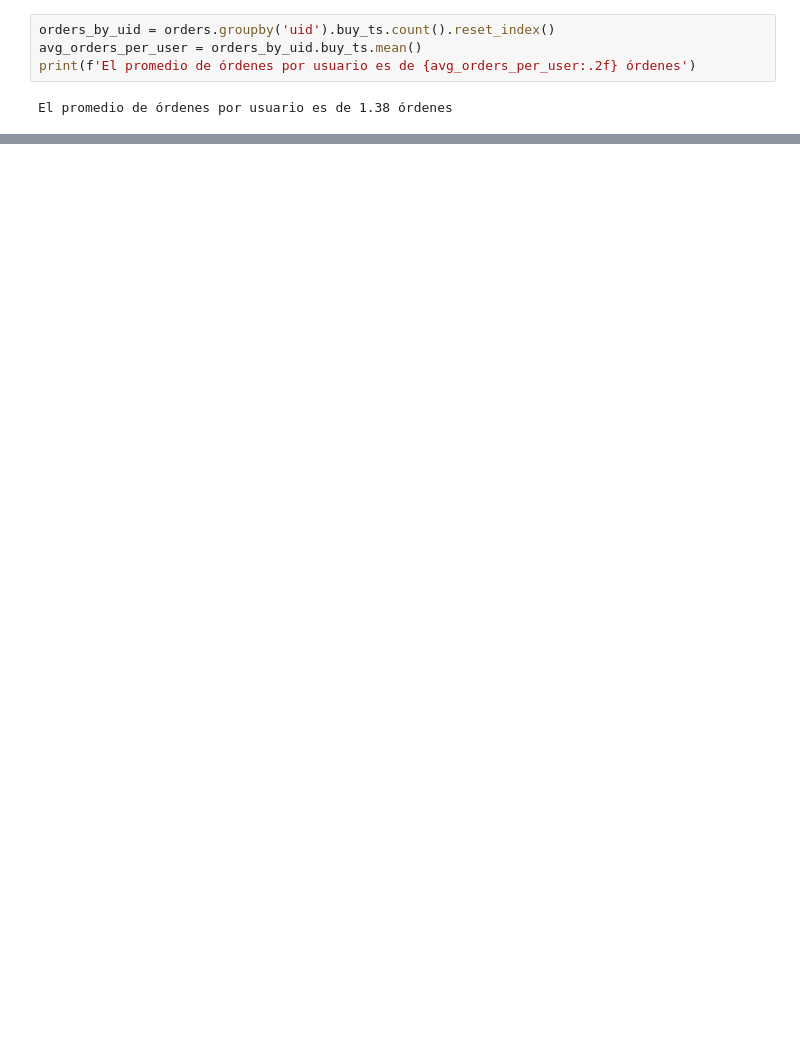
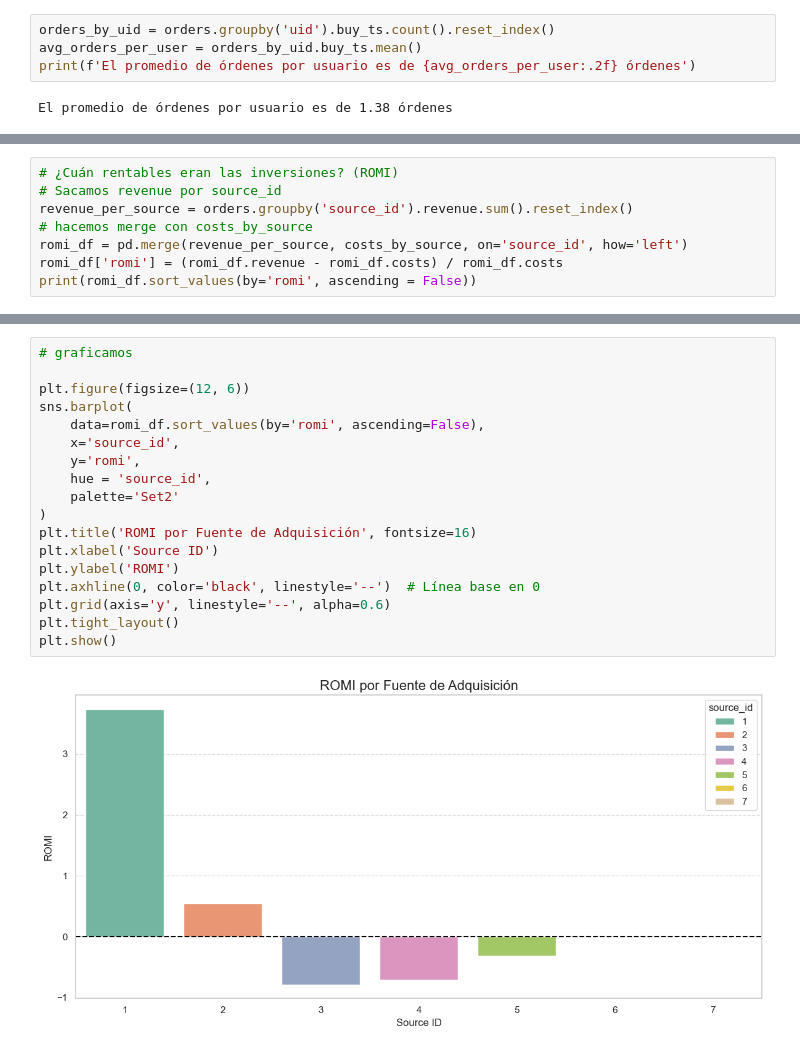
Before and after one commit to latostadorano/tt_s09_showz_tickets, a Jupyter notebook: s_09.ipynb, the cells around one changed output, grey strips where cells are left out. Saved outputs shown, nothing was run; the diff lists cells and outputs as text; blank space fills up the shorter version.

```diff
--- a/s_09.ipynb
+++ b/s_09.ipynb
@@ -583,0 +686,8 @@ Traza gráficos para mostrar cómo difieren estas métricas para varios disposit
+# %%
+# ¿Cuán rentables eran las inversiones? (ROMI)
+# Sacamos revenue por source_id
+revenue_per_source = orders.groupby('source_id').revenue.sum().reset_index()
+# hacemos merge con costs_by_source
+romi_df = pd.merge(revenue_per_source, costs_by_source, on='source_id', how='left')
+romi_df['romi'] = (romi_df.revenue - romi_df.costs) / romi_df.costs
+print(romi_df.sort_values(by='romi', ascending = False))
@@ -583,0 +703,20 @@ Traza gráficos para mostrar cómo difieren estas métricas para varios disposit
+# %%
+# graficamos
+
+plt.figure(figsize=(12, 6))
+sns.barplot(
+    data=romi_df.sort_values(by='romi', ascending=False),
+    x='source_id',
+    y='romi',
+    hue = 'source_id',
+    palette='Set2'
+)
+plt.title('ROMI por Fuente de Adquisición', fontsize=16)
+plt.xlabel('Source ID')
+plt.ylabel('ROMI')
+plt.axhline(0, color='black', linestyle='--')  # Línea base en 0
+plt.grid(axis='y', linestyle='--', alpha=0.6)
+plt.tight_layout()
+plt.show()
+# %% [output]
+[figure, added]
```
Also changed, not shown: parts of 18 cells of this notebook.
